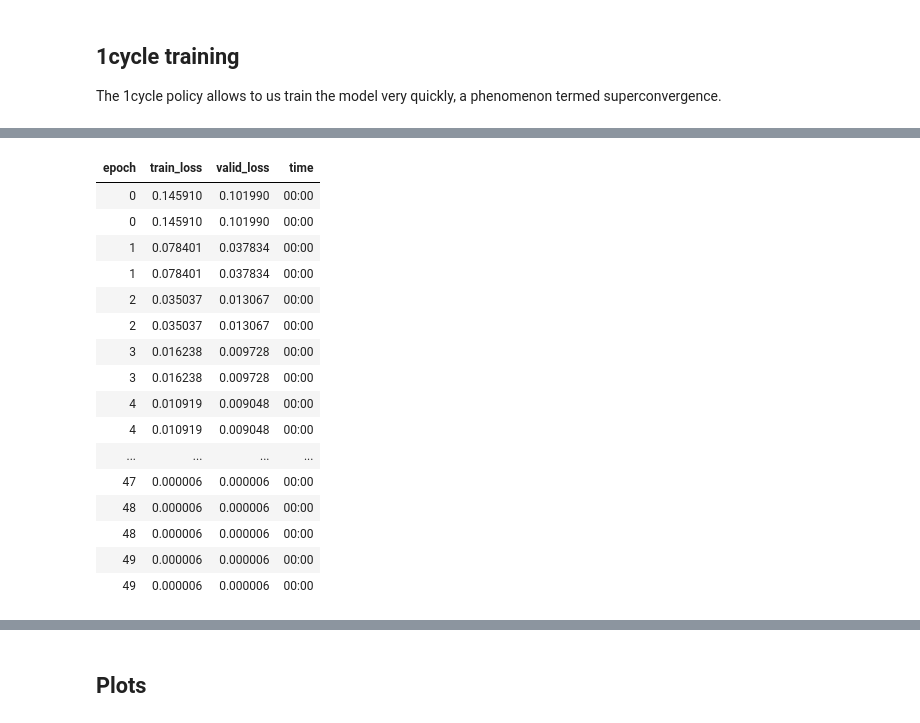
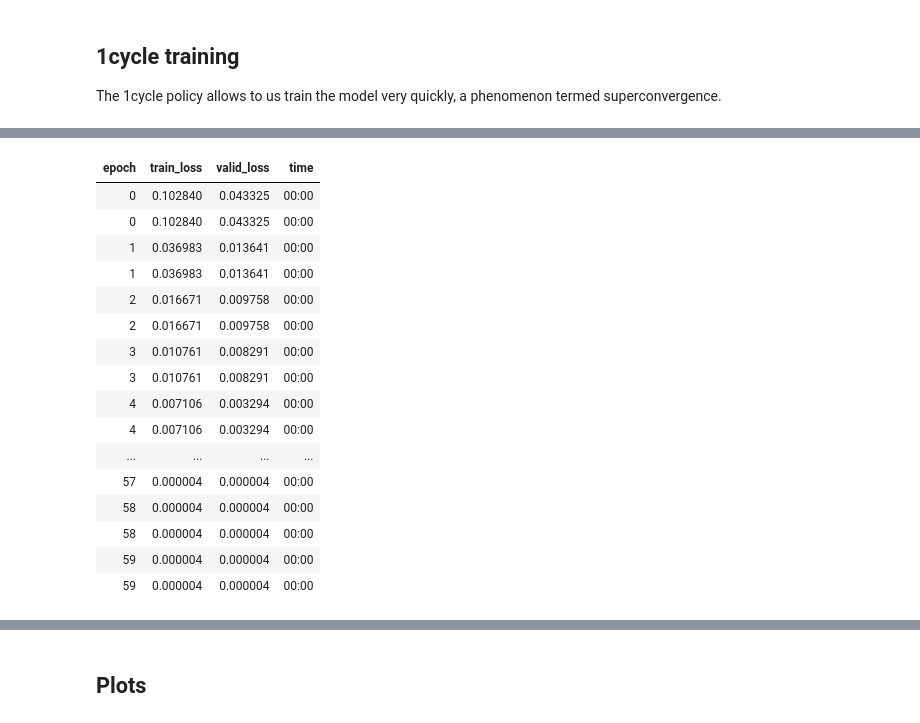
Before and after one commit to jkk2000/AutoEncoder4D, a Jupyter notebook: main.ipynb, the cells around one changed output, grey strips where cells are left out. Saved outputs shown, nothing was run; the diff lists cells and outputs as text; code cells hidden in the pictures.

```diff
--- a/main.ipynb
+++ b/main.ipynb
@@ -78,21 +78,22 @@ test["phi"] = test["phi"]/3
 # since data is right skewed, boxcox transformation works best
 # we first apply the transformation to the train and then apply it to the
 #    test dataset so that we dont leak information about the test data
-a, maxlog1 = stats.boxcox(train["pt"].to_numpy(dtype=np.float64))
-b, maxlog2 = stats.boxcox(train["E"].to_numpy(dtype=np.float64))
+normalised_pt, maxlog_pt = stats.boxcox(train["pt"].to_numpy(dtype=np.float64))
+normalised_E, maxlog_E = stats.boxcox(train["E"].to_numpy(dtype=np.float64))
 
-b = b/10
-mean1 = a.mean()
-mean2 = b.mean()
+normalised_E = normalised_E/10
 
-train["pt"] = pd.DataFrame(a-mean1)
-train["E"] = pd.DataFrame(b-mean2)
+normalised_pt_mean = normalised_pt.mean()
+normalised_E_mean = normalised_E.mean()
 
-a = stats.boxcox(test["pt"].to_numpy(dtype=np.float64), maxlog1)
-b = stats.boxcox(test["E"].to_numpy(dtype=np.float64), maxlog2)/10
+train["pt"] = pd.DataFrame(normalised_pt-normalised_pt_mean)
+train["E"] = pd.DataFrame(normalised_E-normalised_E_mean)
 
-test["pt"] = pd.DataFrame(a-mean1)
-test["E"] = pd.DataFrame(b-mean2)
+normalised_pt_test = stats.boxcox(test["pt"].to_numpy(dtype=np.float64), maxlog_pt)
+normalised_E_test = stats.boxcox(test["E"].to_numpy(dtype=np.float64), maxlog_E)/10
+
+test["pt"] = pd.DataFrame(normalised_pt_test-normalised_pt_mean)
+test["E"] = pd.DataFrame(normalised_E_test-normalised_E_mean)
 
 
 train.head()
@@ -267,27 +268,27 @@ Learning rate with the steepest gradient: 0.0030199517495930195
 # %%
 import time
 
 # we find the time needed for training
 start = time.perf_counter() # Starts timer
-learn.fit_one_cycle(50, lr_min)
+learn.fit_one_cycle(60, lr_min)
 end = time.perf_counter() # Ends timer
 delta_t = end - start
 print('Training took', delta_t, 'seconds')
 # %% [output]
 | epoch | train_loss | valid_loss | time |
-| 0 | 0.145910 | 0.101990 | 00:00 |
-| 0 | 0.145910 | 0.101990 | 00:00 |
-| 1 | 0.078401 | 0.037834 | 00:00 |
-| 1 | 0.078401 | 0.037834 | 00:00 |
-| 2 | 0.035037 | 0.013067 | 00:00 |
-| 2 | 0.035037 | 0.013067 | 00:00 |
-| 3 | 0.016238 | 0.009728 | 00:00 |
-| 3 | 0.016238 | 0.009728 | 00:00 |
-| 4 | 0.010919 | 0.009048 | 00:00 |
-| 4 | 0.010919 | 0.009048 | 00:00 |
+| 0 | 0.102840 | 0.043325 | 00:00 |
+| 0 | 0.102840 | 0.043325 | 00:00 |
+| 1 | 0.036983 | 0.013641 | 00:00 |
+| 1 | 0.036983 | 0.013641 | 00:00 |
+| 2 | 0.016671 | 0.009758 | 00:00 |
+| 2 | 0.016671 | 0.009758 | 00:00 |
+| 3 | 0.010761 | 0.008291 | 00:00 |
+| 3 | 0.010761 | 0.008291 | 00:00 |
+| 4 | 0.007106 | 0.003294 | 00:00 |
+| 4 | 0.007106 | 0.003294 | 00:00 |
 | ... | ... | ... | ... |
-| 47 | 0.000006 | 0.000006 | 00:00 |
-| 48 | 0.000006 | 0.000006 | 00:00 |
-| 48 | 0.000006 | 0.000006 | 00:00 |
-| 49 | 0.000006 | 0.000006 | 00:00 |
-| 49 | 0.000006 | 0.000006 | 00:00 |
+| 57 | 0.000004 | 0.000004 | 00:00 |
+| 58 | 0.000004 | 0.000004 | 00:00 |
+| 58 | 0.000004 | 0.000004 | 00:00 |
+| 59 | 0.000004 | 0.000004 | 00:00 |
+| 59 | 0.000004 | 0.000004 | 00:00 |
```
Also changed, not shown: parts of 9 cells of this notebook, 5 other files.
